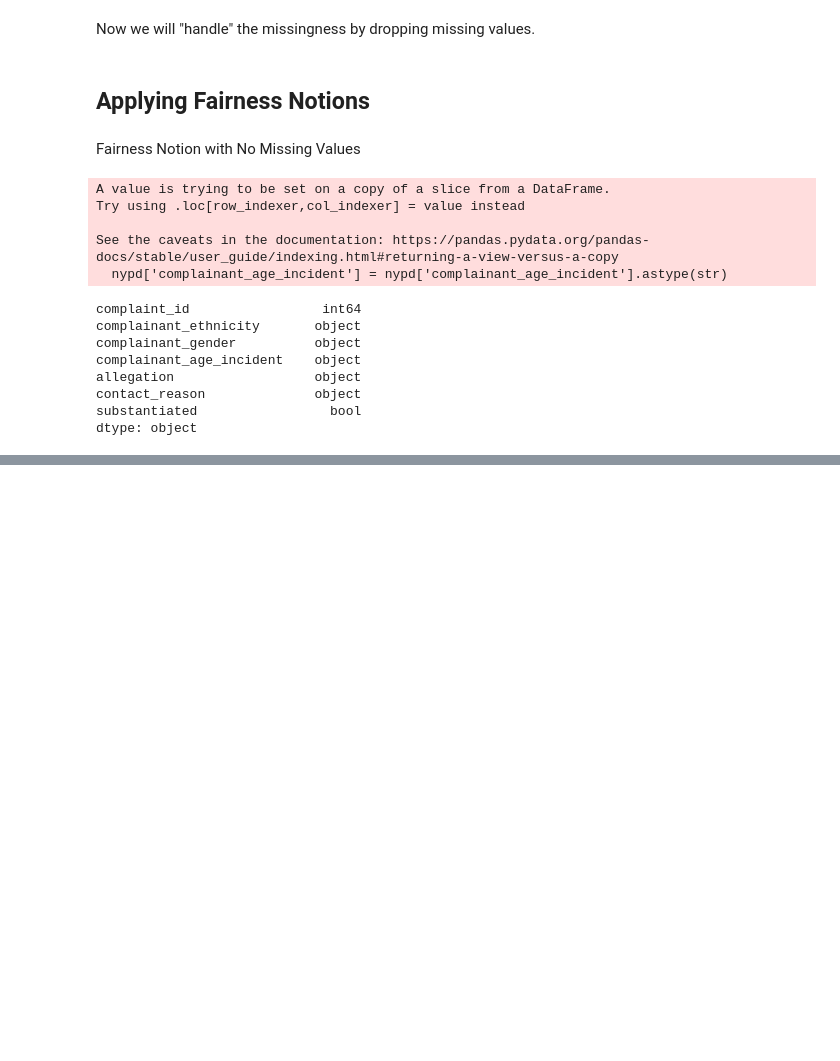
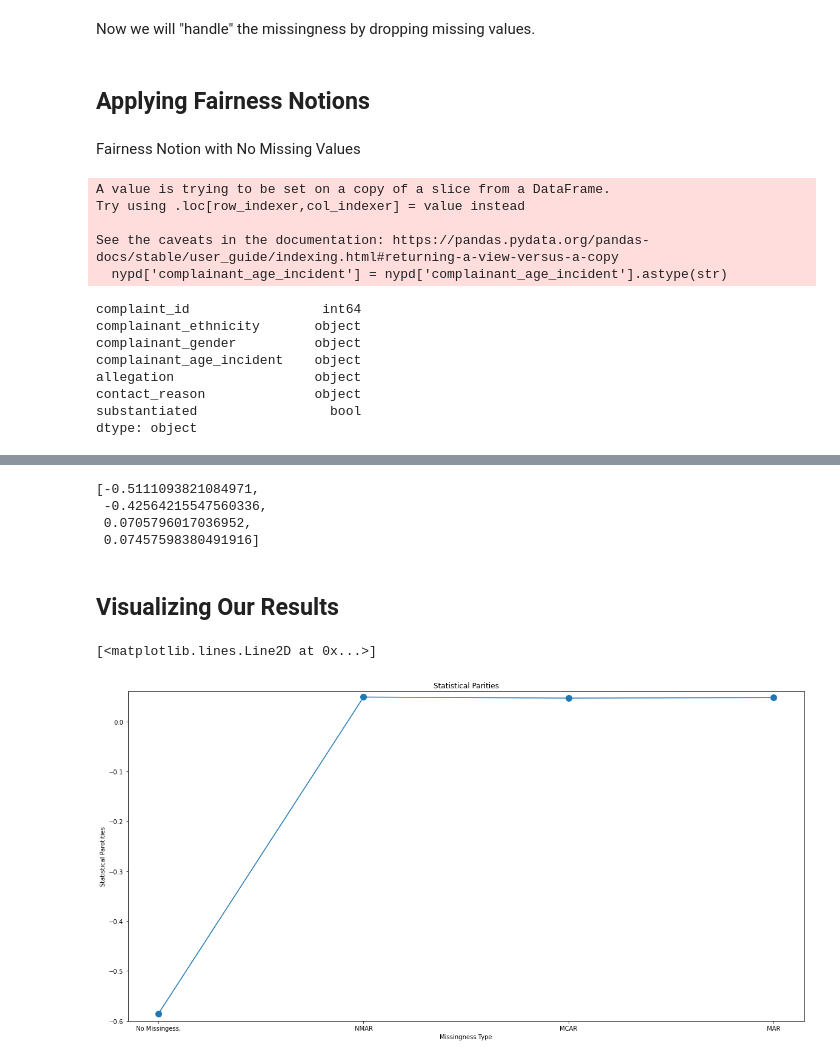
Before and after one commit to alecpanattoni/DSC180BProject, a Jupyter notebook: run.ipynb, the cells around one changed output, grey strips where cells are left out. Cells and saved outputs as stored; diff of their text form; code cells hidden in the pictures; blank space fills up the shorter version.

Commit message:
finished fairness notions

```diff
--- a/run.ipynb
+++ b/run.ipynb
@@ -263,0 +293,6 @@ Equality of opportunity: 0.19298245614035087
+# %%
+train_mar, test_mar = train_test_split(mar, test_size=0.2)
+# %%
+mar_fairness = []
+mar_model = model_missing(train_mar, test_mar, cat)
+mar_fairness.append(mar_model)
@@ -263,0 +303,4 @@ Equality of opportunity: 0.19298245614035087
+# %%
+par= [no_missing_fairness[0][0],nmar_fairness[0][0],mcar_fairness[0][0],mar_fairness[0][0]]
+odds= [no_missing_fairness[0][1],nmar_fairness[0][1],mcar_fairness[0][1],mar_fairness[0][1]]
+opp = [no_missing_fairness[0][2],nmar_fairness[0][2],mcar_fairness[0][2],mar_fairness[0][2]]
@@ -263,0 +313,9 @@ Equality of opportunity: 0.19298245614035087
+# %%
+odds
+# %% [output]
+[-0.5111093821084971,
+ -0.42564215547560336,
+ 0.0705796017036952,
+ 0.07457598380491916]
+# %% [markdown]
+## Visualizing Our Results
@@ -263,0 +324,13 @@ Equality of opportunity: 0.19298245614035087
+# %%
+labels = ['No Missingess,', 'NMAR', 'MCAR', 'MAR']
+# %%
+plt.figure(figsize = (20, 10))
+plt.title('Statistical Parities')
+plt.xlabel('Missingness Type')
+plt.ylabel('Statistical Parotities')
+#plt.yticks((np.arange(0, max(par)+1, 0.001)))
+plt.ylim(-0.6, 0.06)
+plt.plot(labels, par, marker='.', markersize = 20)
+# %% [output]
+[<matplotlib.lines.Line2D at 0x...>]
+[figure, added]
```
Also changed, not shown: parts of 22 cells of this notebook.
